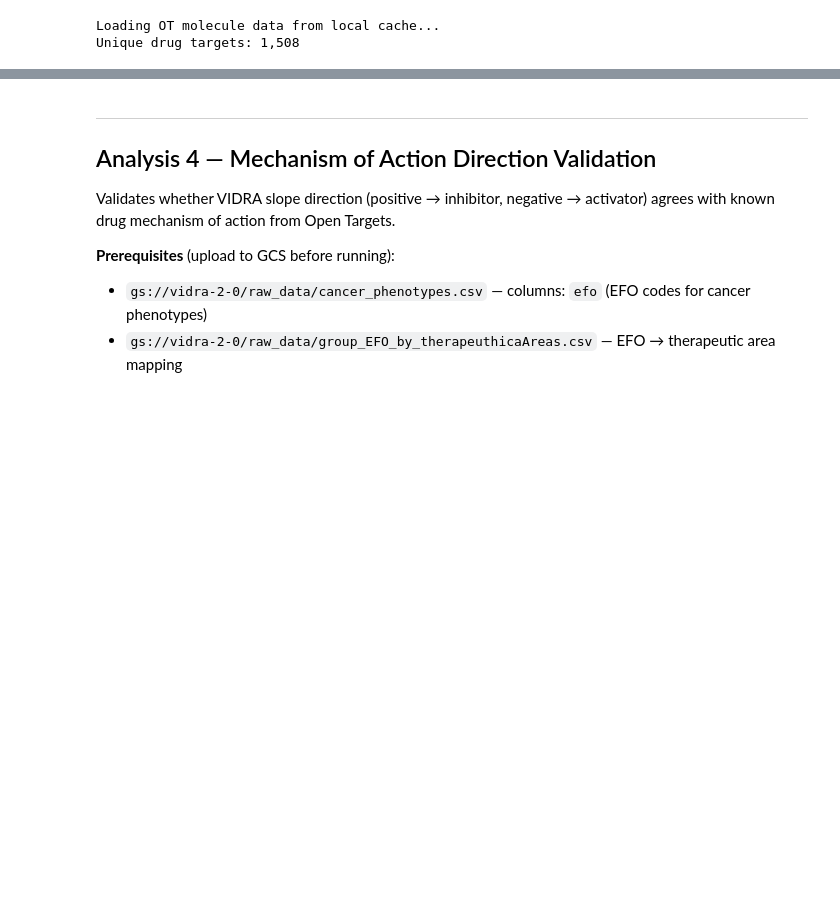
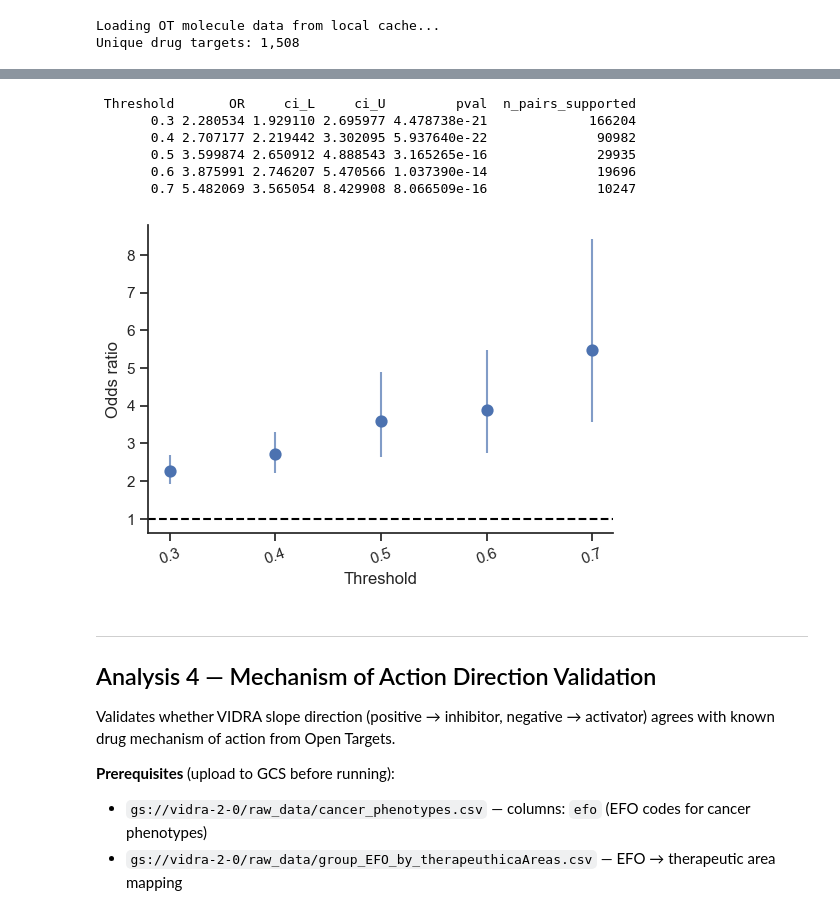
Before and after one commit to TrynkaLab/VIDRA, a Jupyter notebook: scripts/post_stat/post_analysis.ipynb, the cells around one changed output, grey strips where cells are left out. Saved outputs shown, nothing was run; the diff lists cells and outputs as text; code cells hidden in the pictures; blank space fills up the shorter version.

```diff
--- a/scripts/post_stat/post_analysis.ipynb
+++ b/scripts/post_stat/post_analysis.ipynb
@@ -999,0 +1131,15 @@ plt.show()
+# %%
+evidence_pd = (
+    df_slope_pred[["gene", "as_disease", "prediction"]]
+    .groupby(["gene", "as_disease"], as_index=False)["prediction"]
+    .max()
+    .rename(
+        columns={
+            "gene": "targetId",
+            "as_disease": "diseaseId",
+            "prediction": "resourceScore",
+        }
+    )
+)
+print(f"VIDRA evidence pairs: {len(evidence_pd):,}")
+evidence_pd.head()
@@ -999,0 +1154,3 @@ plt.show()
+# %%
+# Convert to Spark DataFrame
+evidence_spark = session.spark.createDataFrame(evidence_pd)
@@ -999,0 +1185,52 @@ plt.show()
+# %%
+# ── Phase IV+ OR vs resourceScore threshold ──────────────────────────────────
+# Vary `indirect_assoc_score_thr` directly — that's the gentropy knob that
+# controls which (gene, disease) pairs count as `geneticSupport=True`. The
+# function aggregates evidence to a per-pair max via the disease ontology and
+# then thresholds on that score, so pre-filtering `evidence_spark` by
+# resourceScore has no effect once the internal threshold is stricter.
+phase4_rows = []
+for thr in np.arange(0.3, 0.71, 0.1):
+    thr = round(thr, 2)
+    res = chemblDrugEnrichment.drug_enrichemnt_from_evidence(
+        evid=evidence_spark,
+        disease_index_orig=disease_index,
+        chembl_orig=chembl_evidence,
+        indirect_assoc_score_thr=thr,
+    )
+    row4 = res[res["clinicalPhase"] == "4+"].iloc[0]
+    phase4_rows.append(
+        {
+            "Threshold": thr,
+            "OR": row4["odds_ratio"],
+            "ci_L": row4["ci_low"],
+            "ci_U": row4["ci_high"],
+            "pval": row4["p_value"],
+            "n_pairs_supported": row4["total_indirect_assoc"],
+        }
+    )
+
+phase4_or_DF = pd.DataFrame(phase4_rows)
+print(phase4_or_DF.to_string(index=False))
+
+fig, ax = plt.subplots(figsize=(6, 4))
+sns.pointplot(
+    data=phase4_or_DF, x="Threshold", y="OR", linestyle="none", ax=ax
+)
+ax.vlines(
+    x=phase4_or_DF["Threshold"].astype(str),
+    ymin=phase4_or_DF["ci_L"],
+    ymax=phase4_or_DF["ci_U"],
+    alpha=0.7,
+)
+ax.axhline(y=1, color="black", linestyle="--")
+ax.set_ylabel("Odds ratio")
+ax.set_xlabel("Threshold")
+plt.xticks(rotation=20)
+fig.savefig(
+    os.path.join(OUT_DIR, "A3b_phase4_OR_vs_resourceScore.pdf"),
+    dpi=600,
+    bbox_inches="tight",
+)
+plt.show()
+# %% [output]
@@ -1000,3 +1242,10 @@ plt.show()
+ Threshold       OR     ci_L     ci_U         pval  n_pairs_supported
+       0.3 2.280534 1.929110 2.695977 4.478738e-21             166204
+       0.4 2.707177 2.219442 3.302095 5.937640e-22              90982
+       0.5 3.599874 2.650912 4.888543 3.165265e-16              29935
+       0.6 3.875991 2.746207 5.470566 1.037390e-14              19696
+       0.7 5.482069 3.565054 8.429908 8.066509e-16              10247
+[figure, added]
 # %% [markdown]
 ---
 
```
Also changed, not shown: parts of 31 cells of this notebook.
